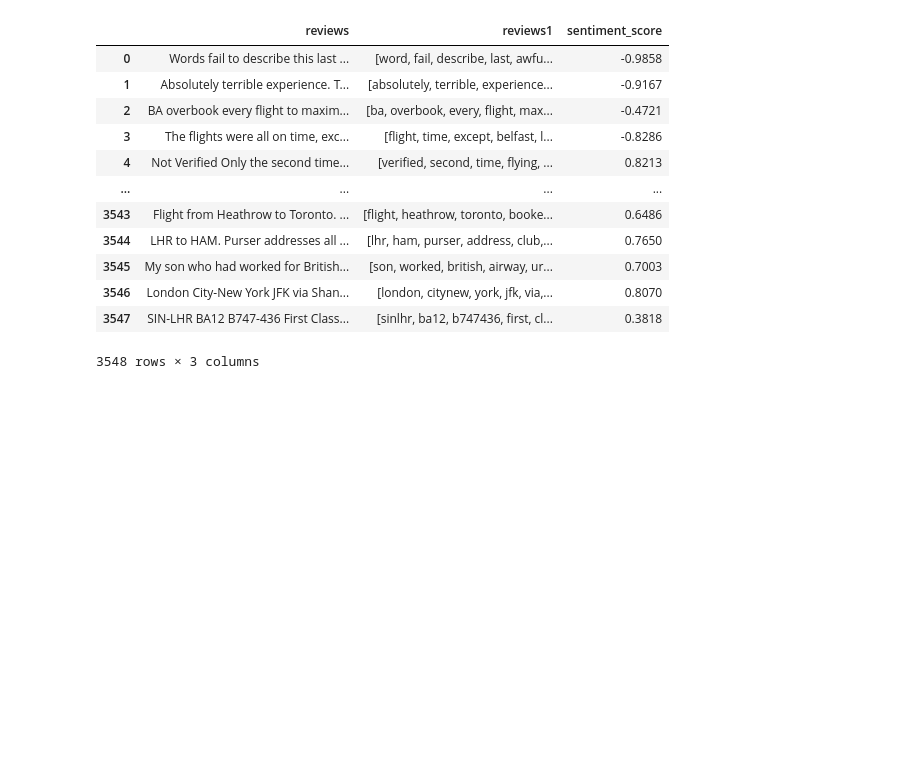
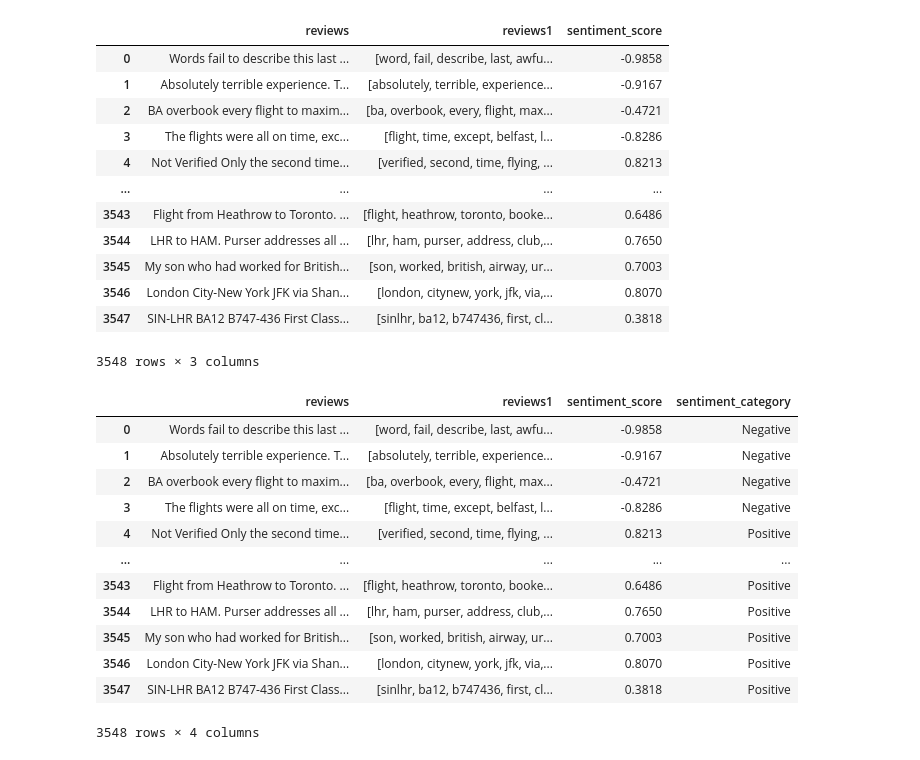
Before and after one commit to nassimbattache/Predicting-customer-buying-behaviour-British-Airways, a Jupyter notebook: Web_scrapping_BA.ipynb, the cells around one changed output. Drawn from its saved outputs; the diff is of its cells as text; code cells hidden in the pictures; blank space fills up the shorter version.

```diff
--- a/Web_scrapping_BA.ipynb
+++ b/Web_scrapping_BA.ipynb
@@ -190,3 +187,33 @@ df
 | 3546 | London City-New York JFK via Shan... | [london, citynew, york, jfk, via,... | 0.8070 |
 | 3547 | SIN-LHR BA12 B747-436 First Class... | [sinlhr, ba12, b747436, first, cl... | 0.3818 |
 3548 rows × 3 columns
+# %%
+# count des messages positifs ou négatifs et les neutres
+# le seuille est fixé entre -0.25 et 0.25
+
+# Fonction pour déterminer la catégorie du sentiment
+def get_sentiment_category(score):
+    if score >= -0.25 and score <= 0.25:
+        return 'Neutral'
+    elif score > 0.25:
+        return 'Positive'
+    else:
+        return 'Negative'
+
+# Création de la nouvelle colonne 'sentiment_category' en appliquant la fonction à chaque valeur de sentiment_score
+df['sentiment_category'] = df['sentiment_score'].apply(get_sentiment_category)
+df
+# %% [output]
+|  | reviews | reviews1 | sentiment_score | sentiment_category |
+| 0 | Words fail to describe this last ... | [word, fail, describe, last, awfu... | -0.9858 | Negative |
+| 1 | Absolutely terrible experience. T... | [absolutely, terrible, experience... | -0.9167 | Negative |
+| 2 | BA overbook every flight to maxim... | [ba, overbook, every, flight, max... | -0.4721 | Negative |
+| 3 | The flights were all on time, exc... | [flight, time, except, belfast, l... | -0.8286 | Negative |
+| 4 | Not Verified Only the second time... | [verified, second, time, flying, ... | 0.8213 | Positive |
+| ... | ... | ... | ... | ... |
+| 3543 | Flight from Heathrow to Toronto. ... | [flight, heathrow, toronto, booke... | 0.6486 | Positive |
+| 3544 | LHR to HAM. Purser addresses all ... | [lhr, ham, purser, address, club,... | 0.7650 | Positive |
+| 3545 | My son who had worked for British... | [son, worked, british, airway, ur... | 0.7003 | Positive |
+| 3546 | London City-New York JFK via Shan... | [london, citynew, york, jfk, via,... | 0.8070 | Positive |
+| 3547 | SIN-LHR BA12 B747-436 First Class... | [sinlhr, ba12, b747436, first, cl... | 0.3818 | Positive |
+3548 rows × 4 columns
```
Also changed, not shown: parts of 13 cells of this notebook.
